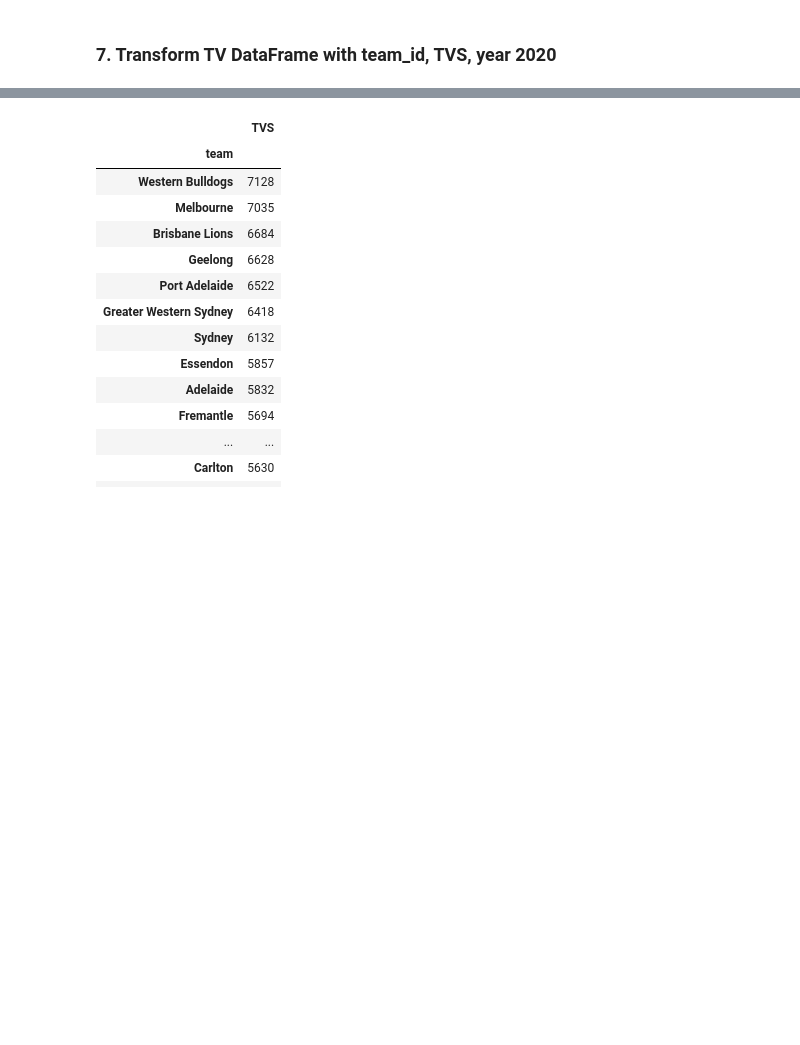
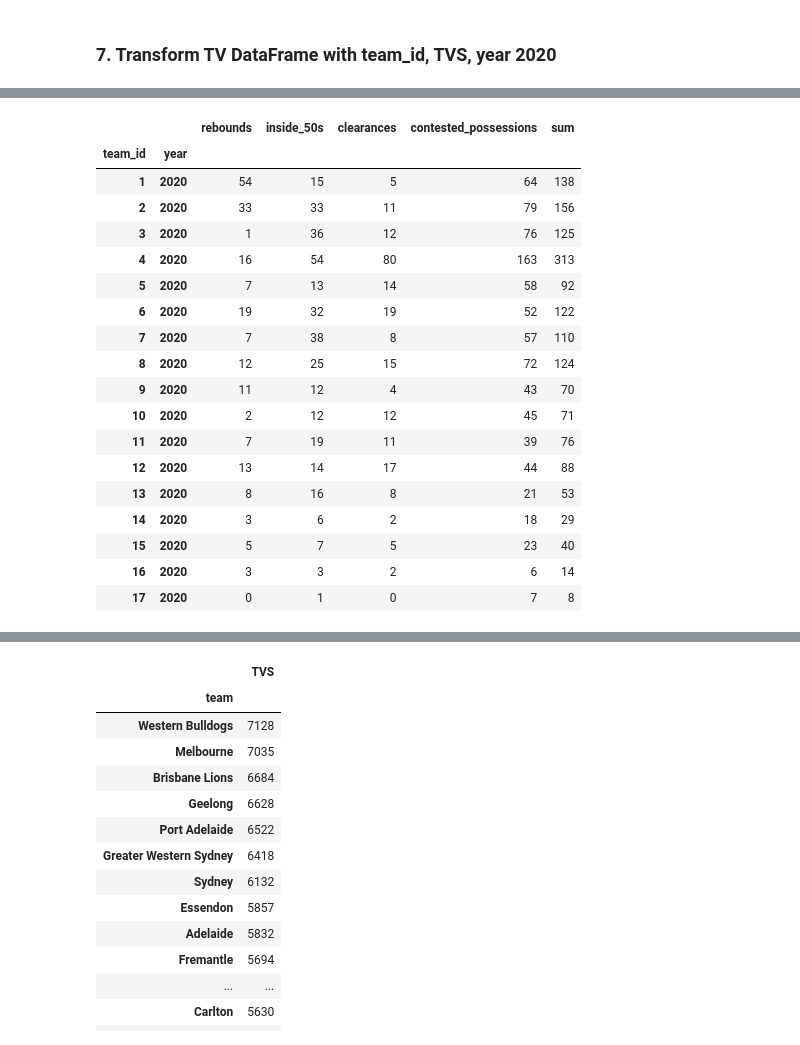
Before and after one commit to pt1Project2/ETL-Project, a Jupyter notebook: ELT_v3.ipynb, the cells around one changed output, grey strips where cells are left out. Drawn from its saved outputs; the diff is of its cells as text; code cells hidden in the pictures; blank space fills up the shorter version.

```diff
--- a/ELT_v3.ipynb
+++ b/ELT_v3.ipynb
@@ -291,0 +295,3 @@ df2=pd.DataFrame(df1.groupby(['team'])['Rebounds','Inside 50s','Clearances','Con
+# %%
+df1 = stats_transformed[stats_transformed['year'] == 2020]
+df1
@@ -291,0 +313,3 @@ df2=pd.DataFrame(df1.groupby(['team'])['Rebounds','Inside 50s','Clearances','Con
+# %%
+df2 = df1.groupby(['team_id','year']).agg({'rebounds':'sum','inside_50s':'sum', 'clearances':'sum','contested_possessions':'sum'})
+df2
@@ -291,0 +336,24 @@ df2=pd.DataFrame(df1.groupby(['team'])['Rebounds','Inside 50s','Clearances','Con
+# %%
+# sum specific columns
+df2['sum']=df2.iloc[:,0:4].sum(axis=1)
+df2
+# %% [output]
+|  |  | rebounds | inside_50s | clearances | contested_possessions | sum |
+| team_id | year |  |  |  |  |  |
+| 1 | 2020 | 54 | 15 | 5 | 64 | 138 |
+| 2 | 2020 | 33 | 33 | 11 | 79 | 156 |
+| 3 | 2020 | 1 | 36 | 12 | 76 | 125 |
+| 4 | 2020 | 16 | 54 | 80 | 163 | 313 |
+| 5 | 2020 | 7 | 13 | 14 | 58 | 92 |
+| 6 | 2020 | 19 | 32 | 19 | 52 | 122 |
+| 7 | 2020 | 7 | 38 | 8 | 57 | 110 |
+| 8 | 2020 | 12 | 25 | 15 | 72 | 124 |
+| 9 | 2020 | 11 | 12 | 4 | 43 | 70 |
+| 10 | 2020 | 2 | 12 | 12 | 45 | 71 |
+| 11 | 2020 | 7 | 19 | 11 | 39 | 76 |
+| 12 | 2020 | 13 | 14 | 17 | 44 | 88 |
+| 13 | 2020 | 8 | 16 | 8 | 21 | 53 |
+| 14 | 2020 | 3 | 6 | 2 | 18 | 29 |
+| 15 | 2020 | 5 | 7 | 5 | 23 | 40 |
+| 16 | 2020 | 3 | 3 | 2 | 6 | 14 |
+| 17 | 2020 | 0 | 1 | 0 | 7 | 8 |
```
Also changed, not shown: parts of 17 cells of this notebook, 12 other files.
